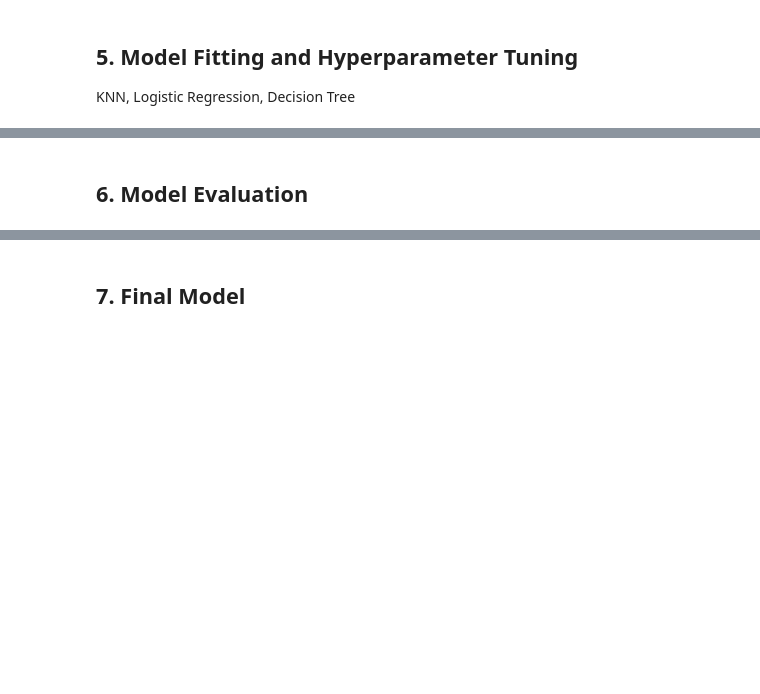
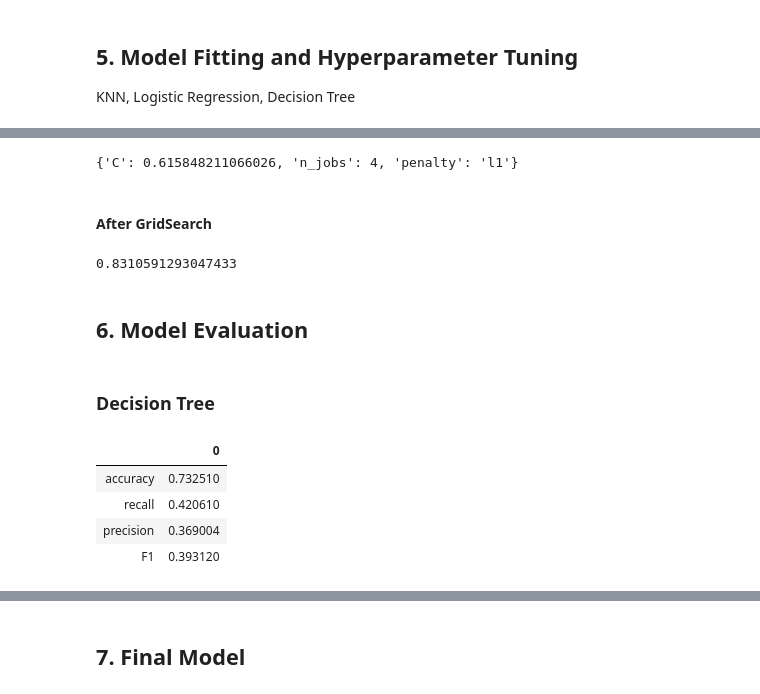
Before and after one commit to CaryMosley/Mod3Bakeoff, a Jupyter notebook: Mod 3 Bake Off.ipynb, the cells around one changed output, grey strips where cells are left out. Drawn from its saved outputs; the diff is of its cells as text; code cells hidden in the pictures; blank space fills up the shorter version.

```diff
--- a/Mod 3 Bake Off.ipynb
+++ b/Mod 3 Bake Off.ipynb
@@ -714,3 +811,11 @@ df.head()
+# %%
+drop_col = ['BILL_AMT1','BILL_AMT2','BILL_AMT3',
+'BILL_AMT4','BILL_AMT5','BILL_AMT6',
+'PAY_AMT1','PAY_AMT2','PAY_AMT3',
+'PAY_AMT4','PAY_AMT5','PAY_AMT6','Bill_Total',
+                  'Pay_Total']
+
+X = X.drop(columns = drop_col,axis=1)
 # %% [markdown]
 ## 5. Model Fitting and Hyperparameter Tuning
 KNN, Logistic Regression, Decision Tree
@@ -716,0 +824,6 @@ KNN, Logistic Regression, Decision Tree
+# %%
+scaler = MinMaxScaler()
+scaler.fit(X)
+X_transformed = scaler.transform(X)
+# %%
+X_train, X_test, y_train, y_test = train_test_split(X_transformed, y,test_size = .2, random_state=1)
@@ -716,0 +836,5 @@ KNN, Logistic Regression, Decision Tree
+# %%
+tree = DecisionTreeClassifier(random_state = 13)
+tree.fit(X_train, y_train)
+y_pred_class_tree = tree.predict(X_test)
+print(metrics.accuracy_score(y_test, y_pred_class_tree))
@@ -717,2 +907,32 @@ KNN, Logistic Regression, Decision Tree
+# %%
+grid_search_log.fit(X_train,y_train)
+log_params = grid_search_log.best_params_
+print(log_params)
+# %% [output]
+{'C': 0.615848211066026, 'n_jobs': 4, 'penalty': 'l1'}
+# %% [markdown]
+#### After GridSearch
+# %%
+logreg_new = LogisticRegression(**log_params,random_state = 13)
+logreg_new.fit(X_train, y_train)
+y_pred_class_log_new = logreg.predict(X_test)
+print(metrics.accuracy_score(y_test, y_pred_class_log_new))
+# %% [output]
+0.8310591293047433
 # %% [markdown]
 ## 6. Model Evaluation
+# %% [markdown]
+### Decision Tree
+# %%
+THRESHOLD = 0.5
+preds_tree = np.where(tree.predict_proba(X_test)[:,1] > THRESHOLD, 1, 0)
+
+pd.DataFrame(data=[metrics.accuracy_score(y_test, preds_tree), metrics.recall_score(y_test, preds_tree),
+                   metrics.precision_score(y_test, preds_tree), metrics.f1_score(y_test, preds_tree)],
+             index=["accuracy", "recall", "precision", "F1"])
+# %% [output]
+|  | 0 |
+| accuracy | 0.732510 |
+| recall | 0.420610 |
+| precision | 0.369004 |
+| F1 | 0.393120 |
```
Also changed, not shown: parts of 74 cells of this notebook.
